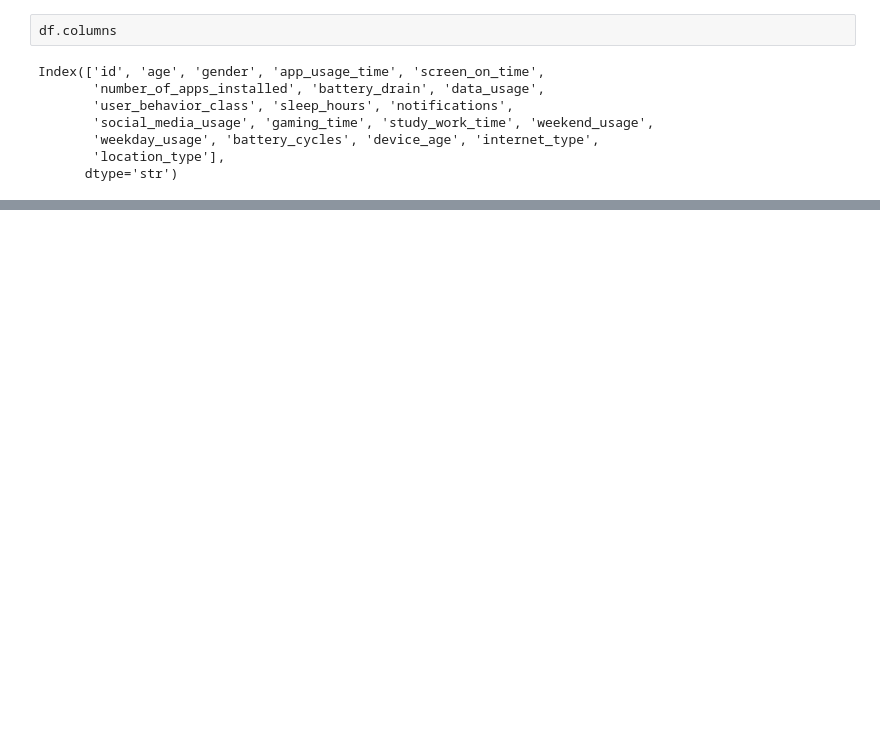
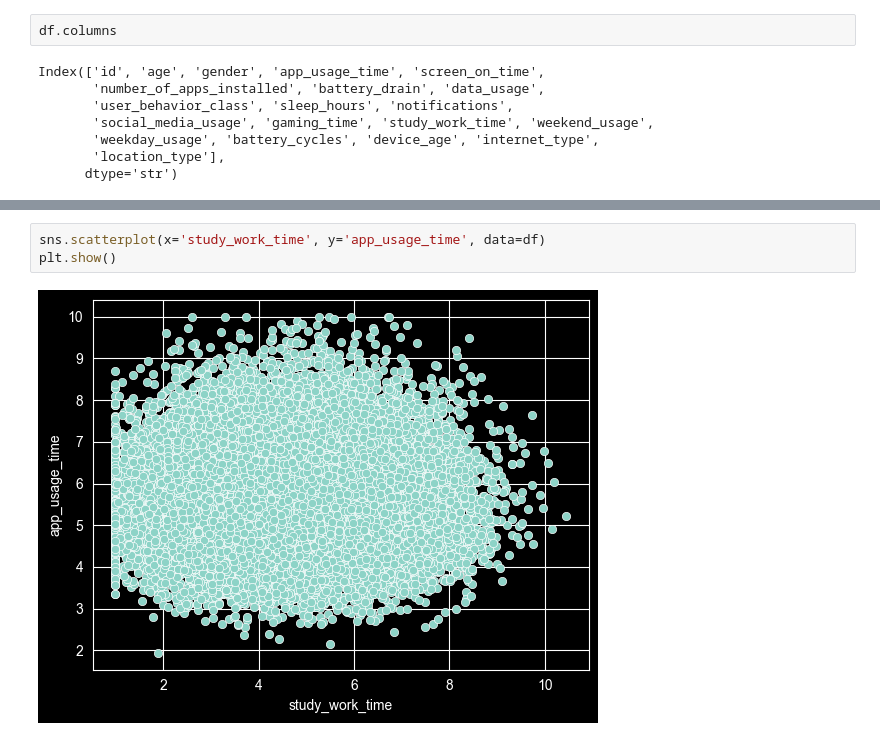
Before and after one commit to Farsan-k/AI-Powered-Mobile-Addiction-Risk-Prediction-System, a Jupyter notebook: EDA.ipynb, the cells around one changed output, grey strips where cells are left out. Cells and saved outputs as stored; diff of their text form; blank space fills up the shorter version.

```diff
--- a/EDA.ipynb
+++ b/EDA.ipynb
@@ -286,0 +328,5 @@ sns.scatterplot(x='social_media_usage', y='sleep_hours', data=df)
+# %%
+sns.scatterplot(x='study_work_time', y='app_usage_time', data=df)
+plt.show()
+# %% [output]
+[figure, added]
```
Also changed, not shown: parts of 27 cells of this notebook, 8 other files.
